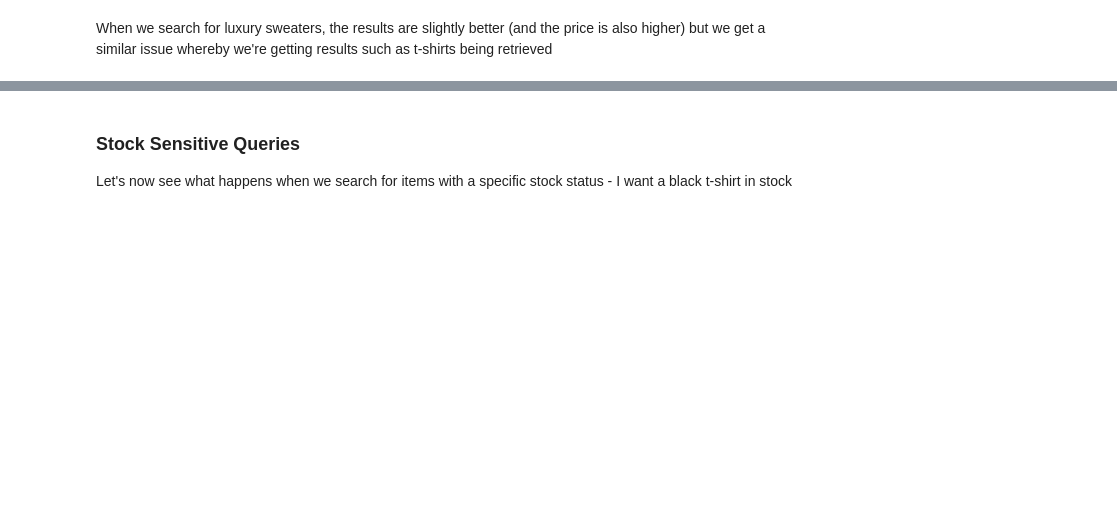
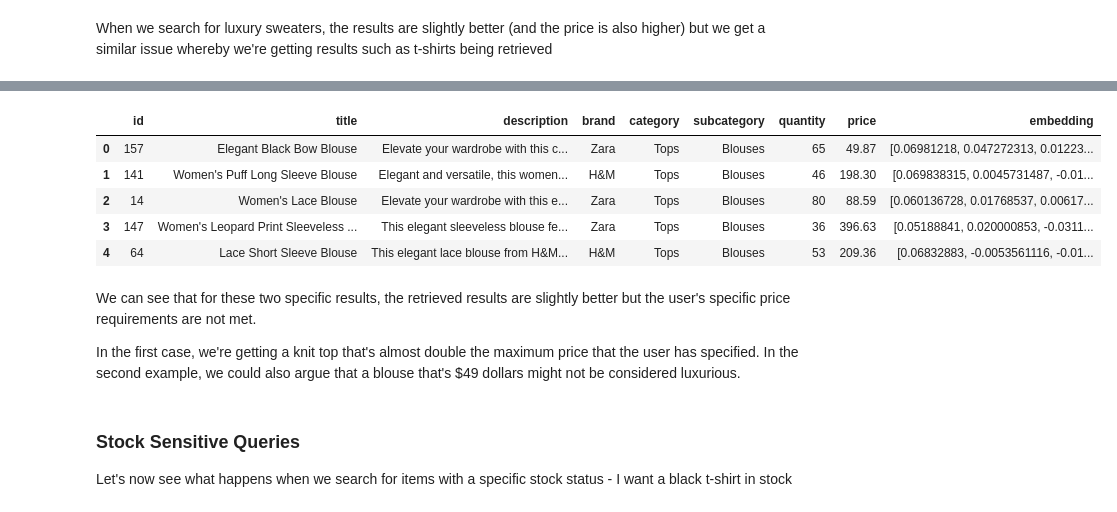
Before and after one commit to ivanleomk/timescale-search, a Jupyter notebook: 1. Embedding Search.ipynb, the cells around one changed output, grey strips where cells are left out. Drawn from its saved outputs; the diff is of its cells as text; code cells hidden in the pictures; blank space fills up the shorter version.

```diff
--- a/1. Embedding Search.ipynb
+++ b/1. Embedding Search.ipynb
@@ -279,3 +244,17 @@ search_products("Luxury sweaters", conn)
+# %%
+conn = get_conn()
+search_products("I’d like a slightly more expensive blouse which is a bit luxurious", conn)
+# %% [output]
+|  | id | title | description | brand | category | subcategory | quantity | price | embedding |
+| 0 | 157 | Elegant Black Bow Blouse | Elevate your wardrobe with this c... | Zara | Tops | Blouses | 65 | 49.87 | [0.06981218, 0.047272313, 0.01223... |
+| 1 | 141 | Women's Puff Long Sleeve Blouse | Elegant and versatile, this women... | H&M | Tops | Blouses | 46 | 198.30 | [0.069838315, 0.0045731487, -0.01... |
+| 2 | 14 | Women's Lace Blouse | Elevate your wardrobe with this e... | Zara | Tops | Blouses | 80 | 88.59 | [0.060136728, 0.01768537, 0.00617... |
+| 3 | 147 | Women's Leopard Print Sleeveless ... | This elegant sleeveless blouse fe... | Zara | Tops | Blouses | 36 | 396.63 | [0.05188841, 0.020000853, -0.0311... |
+| 4 | 64 | Lace Short Sleeve Blouse | This elegant lace blouse from H&M... | H&M | Tops | Blouses | 53 | 209.36 | [0.06832883, -0.0053561116, -0.01... |
+# %% [markdown]
+We can see that for these two specific results, the retrieved results are slightly better but the user's specific price requirements are not met.
+
+In the first case, we're getting a knit top that's almost double the maximum price that the user has specified. In the second example, we could also argue that a blouse that's $49 dollars might not be considered luxurious.
 # %% [markdown]
 ### Stock Sensitive Queries
 
```
Also changed, not shown: parts of 17 cells of this notebook, 1 other file.
